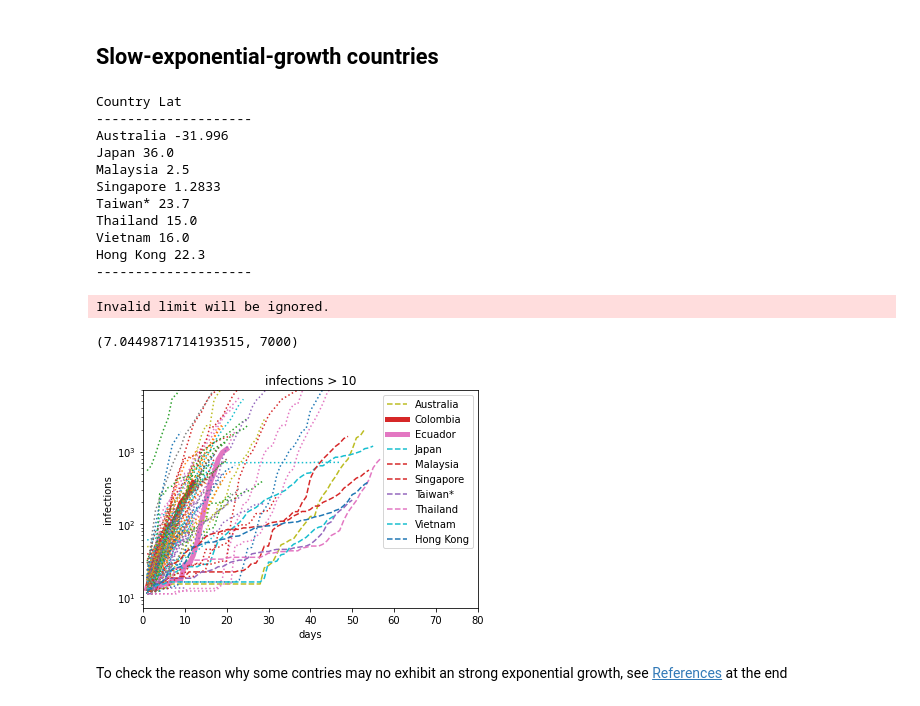
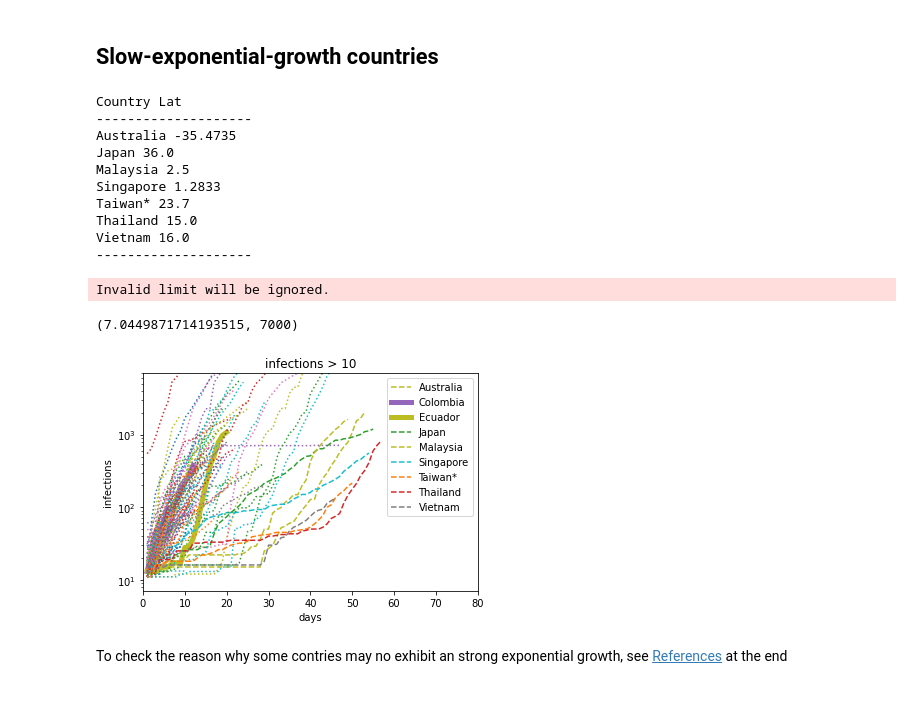
Before and after one commit to restrepo/COVID-19, a Jupyter notebook: covid_analysis.ipynb, the cells around one changed output. Saved outputs shown, nothing was run; the diff lists cells and outputs as text; code cells hidden in the pictures.

```diff
--- a/covid_analysis.ipynb
+++ b/covid_analysis.ipynb
@@ -335,6 +269,8 @@ dmax
 # %% [markdown]
 ## Reproduce "El País" plot
 Set of minimal number of infections to catch up the exponential growth: `mininf=50`
+# %%
+cv=index_field(cva,"Country/Region",filter=dc)
 # %%
 cntr=['Spain','Italy','France','United Kingdom','Korea, South','Germany']
 
@@ -371,13 +301,7 @@ cntr=['China','Korea, South','Italy','Spain','Iran','United Kingdom','US','Franc
 
 deaths=50
 for c in cntr:
-    idxs=cvd[ cvd['Country/Region']== c ].index
-    if len(idxs)==1:
-        idx=idxs[0]
-    else:
-        print('Several Province/State')
-
-    y=[l for l in cvd.loc[idx,'tolist'] if l>deaths]
+    y=[l for l in cv.loc[c].tolist() if l>mininf]
     ylen=len(y)
     x=range( 1,ylen+1 )
     #plt.semilogy(x,y,label='{}'.format(c))
@@ -400,26 +340,18 @@ plt.grid()
 # %%
 print('Country','Lat')
 print('-'*20)
-cntr=cv['Country/Region'].values
+cntr=cv.index
 low_countries=[]
 mininf=50
 days_after=13
 maxinf=300
 for c in cntr:
-    idxs=cv[ cv['Country/Region']== c ].index
-    #Avoid multi_contry entries
-    if len(idxs)==1:
-        idx=idxs[0]
-    else:
-        pass
-        #print('Several Province/State')
-
-    y=[l for l in cv.loc[idx,'tolist'] if l>mininf]
+    y=[l for l in cv.loc[c].tolist() if l>mininf]
     ylen=len(y)
     x=range( 1,ylen+1 )
     if len(x)>days_after and y[days_after]<maxinf:
         low_countries.append(c)
-        print(c,cv.loc[idx,'Lat'])
+        print(c,cva[cva['Country/Region']==c]['Lat'].tolist()[0])
     if c in ['Spain','Italy','France','Norway','Korea, South','Germany']:
         plt.plot(x,y,label='{}'.format(c))
     elif c in low_countries:
@@ -428,7 +360,7 @@ for c in cntr:
         plt.plot(x,y,':')
 
 print('-'*20)
-plt.legend(loc='best')
+plt.legend(loc=(0.8,0.05))
 plt.xscale('linear')
 plt.yscale('log')
 plt.title('infections > {}'.format(mininf))
@@ -455,57 +386,48 @@ Hong Kong 22.3
 # %%
 print('Country','Lat')
 print('-'*20)
-cntr=cv['Country/Region'].values
+cntr=cv.index
 low_countries=[]
 mininf=10
 days_after=35
 maxinf=400
 for c in cntr:
-    idxs=cv[ cv['Country/Region']== c ].index
-    #Avoid multi_contry entries
-    if len(idxs)==1:
-        idx=idxs[0]
-    else:
-        pass
-        #print('Several Province/State')
-
-    y=[l for l in cv.loc[idx,'tolist'] if l>mininf]
+    y=[l for l in cv.loc[c].tolist() if l>mininf]
     ylen=len(y)
     x=range( 1,ylen+1 )
     if len(x)>days_after and y[days_after]<maxinf:
         low_countries.append(c)
-        print(c,cv.loc[idx,'Lat'])
+        print(c,cva[cva['Country/Region']==c]['Lat'].tolist()[0])
     if c in ['Ecuador','Colombia']:
         plt.plot(x,y,label='{}'.format(c),lw=5)
     elif c in low_countries:
         plt.plot(x,y,'--',label='{}'.format(c))
     else:
         plt.plot(x,y,':')
 
 print('-'*20)
 plt.legend(loc='upper right')
 plt.xscale('linear')
 plt.yscale('log')
 plt.title('infections > {}'.format(mininf))
 plt.xlabel('days')
 plt.ylabel('infections')
 plt.xlim(0,80)
 plt.ylim(mininf-10,7000)
 # %% [output]
 Country Lat
 --------------------
-Australia -31.996
+Australia -35.4735
 Japan 36.0
 Malaysia 2.5
 Singapore 1.2833
 Taiwan* 23.7
 Thailand 15.0
 Vietnam 16.0
-Hong Kong 22.3
 --------------------
 Invalid limit will be ignored.
 (7.0449871714193515, 7000)
-[figure, old version]
+[figure, new version]
 # %% [markdown]
 To check the reason why some contries may no exhibit an strong exponential growth, see [References](./covid.ipynb#References) at the end
 # %% [markdown]
```
Also changed, not shown: parts of 21 cells of this notebook.
